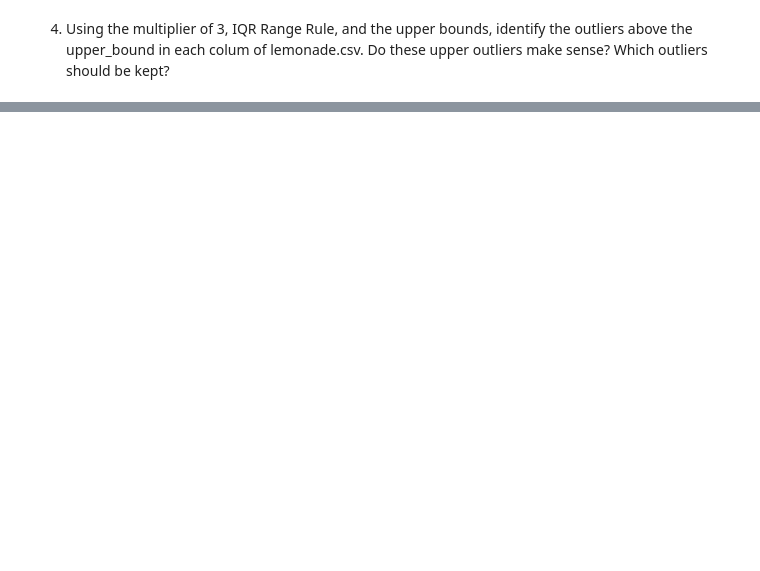
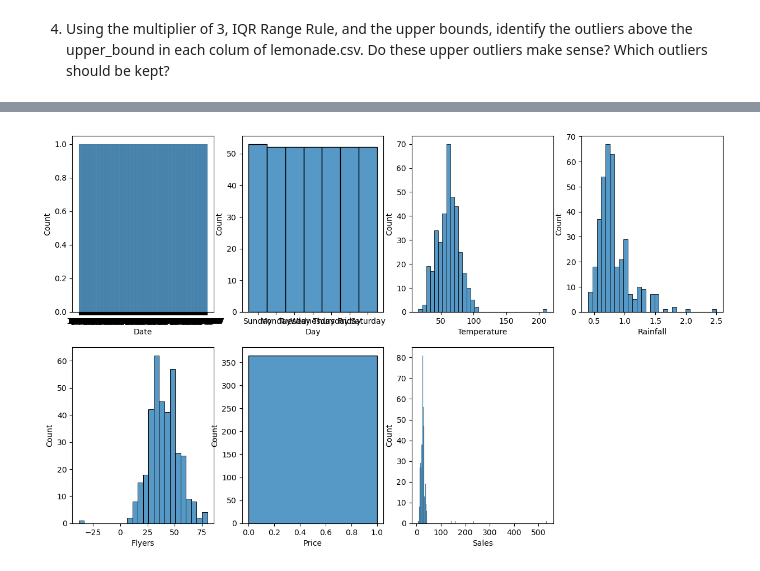
Before and after one commit to wilson-velasco/anomaly-detection-exercises, a Jupyter notebook: continuous_probabilistic_methods.ipynb, the cells around one changed output, grey strips where cells are left out. Saved outputs shown, nothing was run; the diff lists cells and outputs as text; code cells hidden in the pictures; blank space fills up the shorter version.

```diff
--- a/continuous_probabilistic_methods.ipynb
+++ b/continuous_probabilistic_methods.ipynb
@@ -101,2 +165,10 @@ Upper: 45.0
 # %% [markdown]
 3) Using the multiplier of 3, IQR Range Rule, and the lower bounds, identify the outliers below the lower bound in each colum of lemonade.csv. Do these lower outliers make sense? Which outliers should be kept?
+# %%
+for col in lemon.iloc[:,2:]:
+    lower, upper = get_lower_and_upper_bounds(lemon[col], 3.0)
+    print(f'Ranges for {col}')
+    print()
+    print(f'Lower: {lower}')
+    print(f'Upper: {upper}')
+    print('-----------------')
@@ -102,0 +193,3 @@ Upper: 45.0
+# %%
+for col in lemon.iloc[:,2:]:
+    print(lemon[lemon[col] < lemon[col].quantile(.25) - ((lemon[col].quantile(.75) - lemon[col].quantile(.25))*3)])
@@ -103,2 +211,9 @@ Upper: 45.0
 # %% [markdown]
 4) Using the multiplier of 3, IQR Range Rule, and the upper bounds, identify the outliers above the upper_bound in each colum of lemonade.csv. Do these upper outliers make sense? Which outliers should be kept?
+# %%
+for col in lemon.iloc[:,2:]:
+    lower, upper = get_lower_and_upper_bounds(lemon[col], 3)
+    print(lemon[col][lemon[col] > upper])
+    print()
+    print('---------------')
+    print()
@@ -104,0 +252,12 @@ Upper: 45.0
+# %%
+#Identifying normally distributed columns
+
+plt.figure(figsize=(15,9))
+
+for i, col in enumerate(lemon):
+    plt.subplot(2,4,(i+1))
+    sns.histplot(lemon[col])
+
+plt.show()
+# %% [output]
+[figure, added]
```
Also changed, not shown: parts of 20 cells of this notebook.
